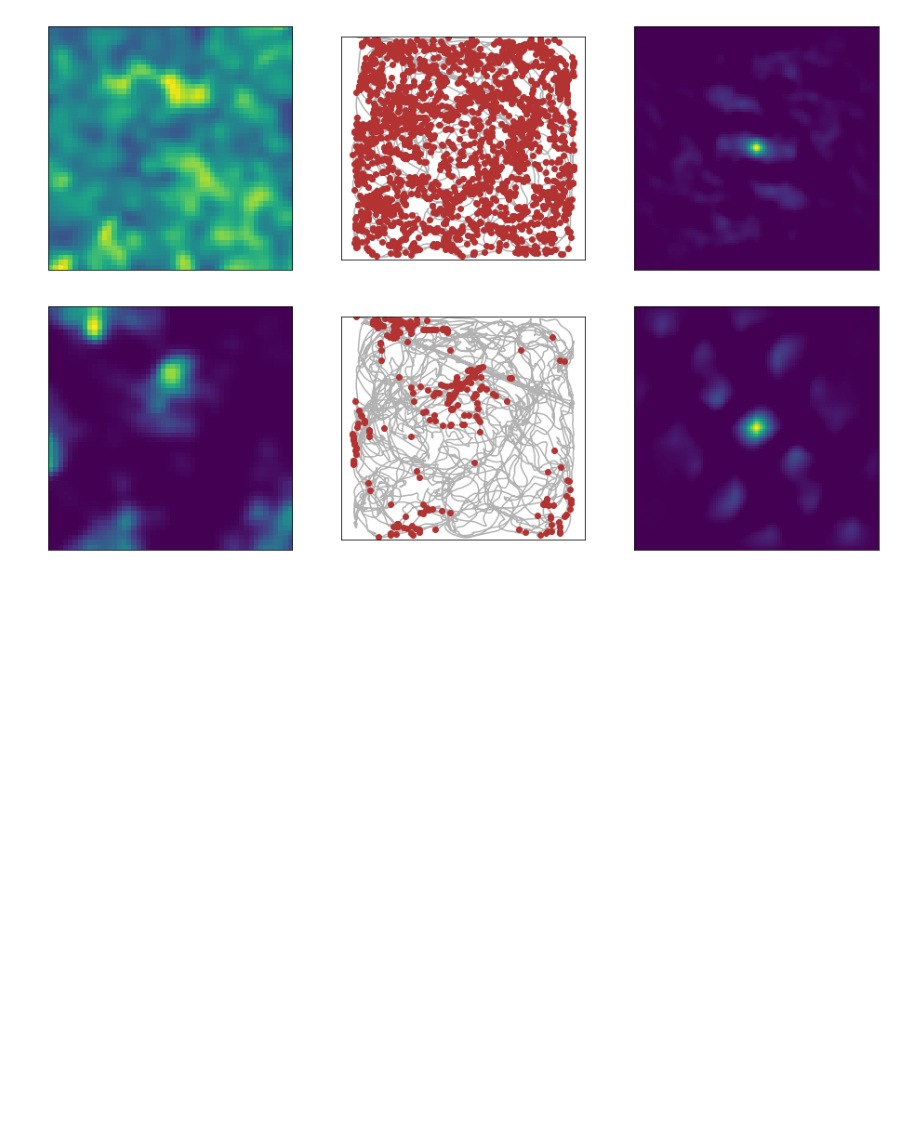
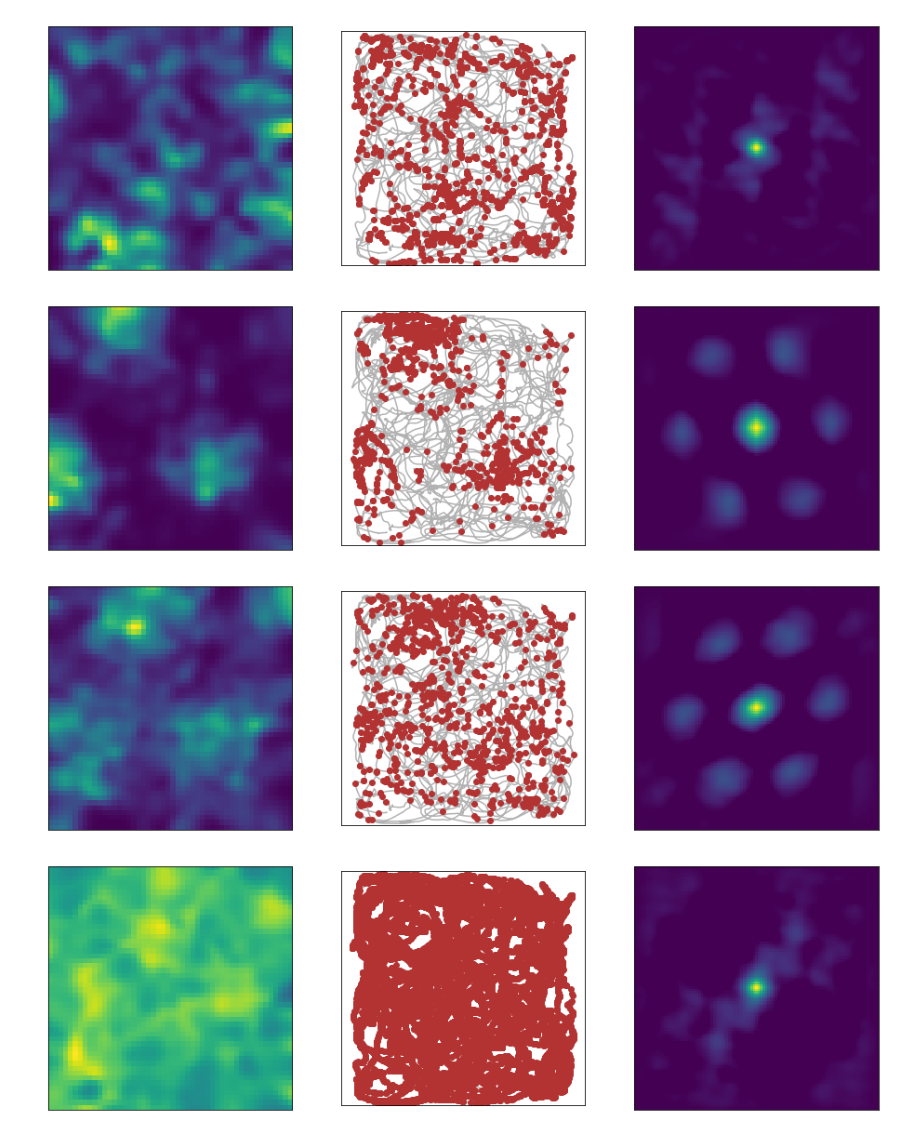
Before and after one commit to CINPLA/septum-mec, a Jupyter notebook: septum_mec/notebooks/ratemap.ipynb, the cells around one changed output. Cells and saved outputs as stored; diff of their text form; code cells hidden in the pictures; blank space fills up the shorter version.

```diff
--- a/septum_mec/notebooks/ratemap.ipynb
+++ b/septum_mec/notebooks/ratemap.ipynb
@@ -71,27 +71,29 @@ def make_rate_map(x, y, t, sptr, binsize, smoothing):
     for ax in axs:
         ax.set_aspect(1)
 # %%
-action_id = "1834-010319-3"
-channel_id = 3
+action_id = "1834-060319-2"
+channel_id = 0
 t_start = 60
 t_stop = 660
 
 action  = actions[action_id]
 
 data_path = pathlib.Path(project_path) / "actions" / action_id / "data" / "main.exdir"
 root_group = exdir.File(
     data_path, plugins=[exdir.plugins.quantities, exdir.plugins.git_lfs])
 
 x, y, t, speed = dp.load_tracking(data_path, par)
 
 spike_trains = dp.load_spiketrains(data_path, channel_id)
 mask = (t < t_stop) & (t > t_start)
 x, y, t = x[mask], y[mask], t[mask]
 
 for spike_times in spike_trains:
     spike_mask = (spike_times < t_stop) & (spike_times > t_start)
     spike_times = spike_times[spike_mask]
     make_rate_map(x,y,t,spike_times, binsize, smoothing)
 # %% [output]
-[figure, old version]
+[figure, new version]
-[figure, old version]
+[figure, new version]
+[figure, added]
+[figure, added]
```
Also changed, not shown: parts of 2 cells of this notebook, 3 other files.
